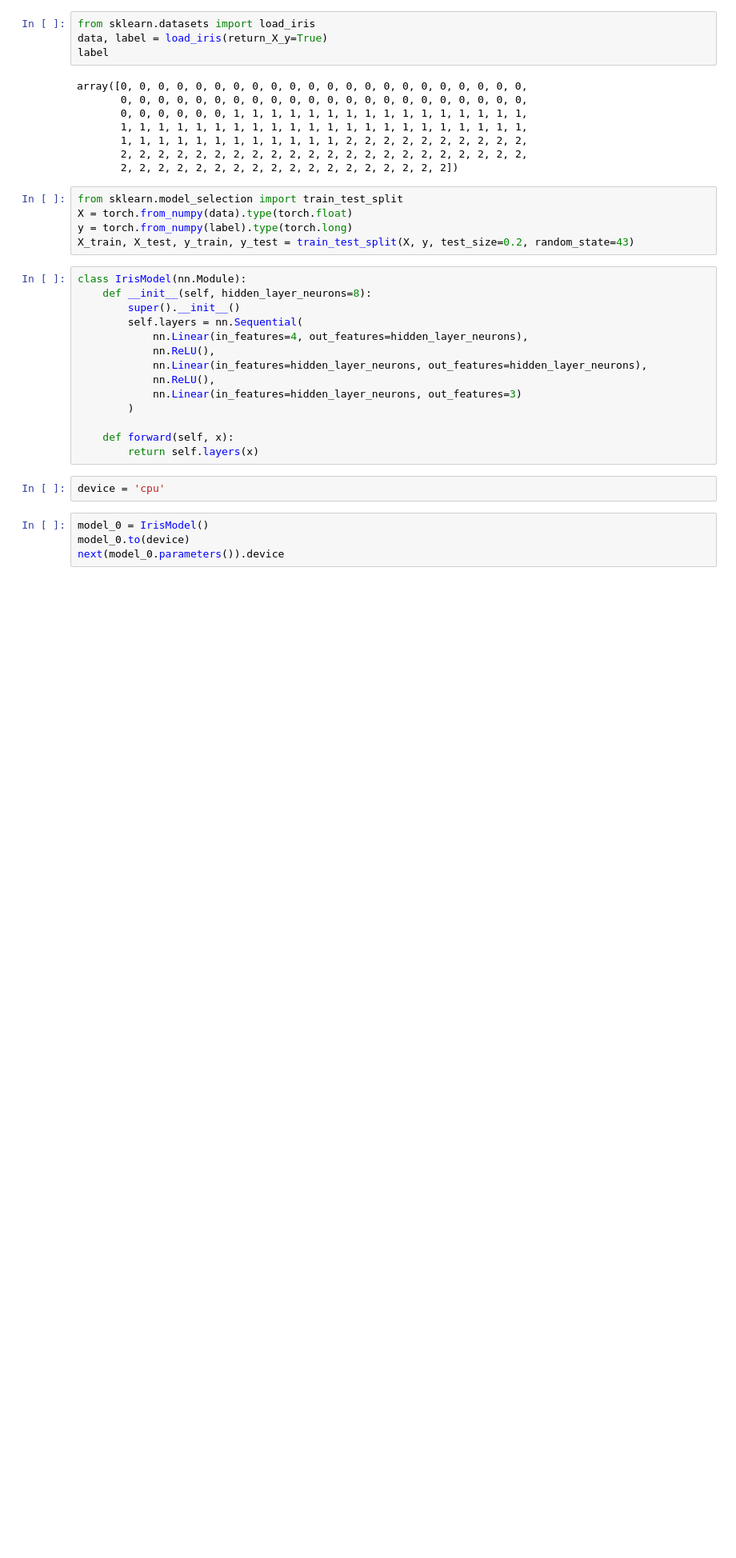
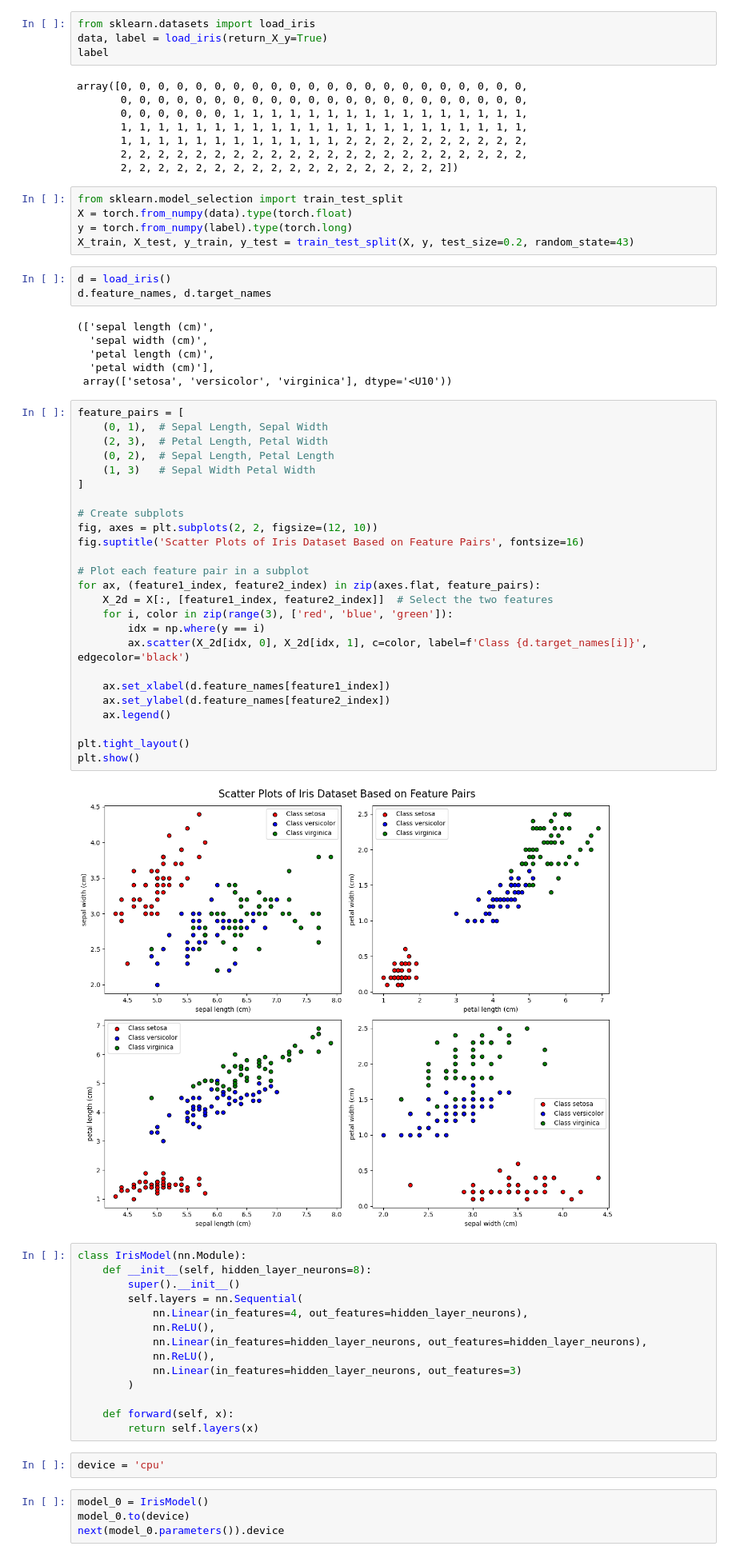
Before and after one commit to faultypointer/sixth, a Jupyter notebook: ai/nn/irisnn.ipynb, the cells around one changed output. Shown at 80% size. Cells and saved outputs as stored; diff of their text form; blank space fills up the shorter version.

```diff
--- a/ai/nn/irisnn.ipynb
+++ b/ai/nn/irisnn.ipynb
@@ -20,6 +20,42 @@ from sklearn.model_selection import train_test_split
 X = torch.from_numpy(data).type(torch.float)
 y = torch.from_numpy(label).type(torch.long)
 X_train, X_test, y_train, y_test = train_test_split(X, y, test_size=0.2, random_state=43)
+# %%
+d = load_iris()
+d.feature_names, d.target_names
+# %% [output]
+(['sepal length (cm)',
+  'sepal width (cm)',
+  'petal length (cm)',
+  'petal width (cm)'],
+ array(['setosa', 'versicolor', 'virginica'], dtype='<U10'))
+# %%
+feature_pairs = [
+    (0, 1),  # Sepal Length, Sepal Width
+    (2, 3),  # Petal Length, Petal Width
+    (0, 2),  # Sepal Length, Petal Length
+    (1, 3)   # Sepal Width Petal Width
+]
+
+# Create subplots
+fig, axes = plt.subplots(2, 2, figsize=(12, 10))
+fig.suptitle('Scatter Plots of Iris Dataset Based on Feature Pairs', fontsize=16)
+
+# Plot each feature pair in a subplot
+for ax, (feature1_index, feature2_index) in zip(axes.flat, feature_pairs):
+    X_2d = X[:, [feature1_index, feature2_index]]  # Select the two features
+    for i, color in zip(range(3), ['red', 'blue', 'green']):
+        idx = np.where(y == i)
+        ax.scatter(X_2d[idx, 0], X_2d[idx, 1], c=color, label=f'Class {d.target_names[i]}', edgecolor='black')
+
+    ax.set_xlabel(d.feature_names[feature1_index])
+    ax.set_ylabel(d.feature_names[feature2_index])
+    ax.legend()
+
+plt.tight_layout()
+plt.show()
+# %% [output]
+[figure, added]
 # %%
 class IrisModel(nn.Module):
     def __init__(self, hidden_layer_neurons=8):
```
Also changed, not shown: parts of 6 cells of this notebook, 10 other files.
